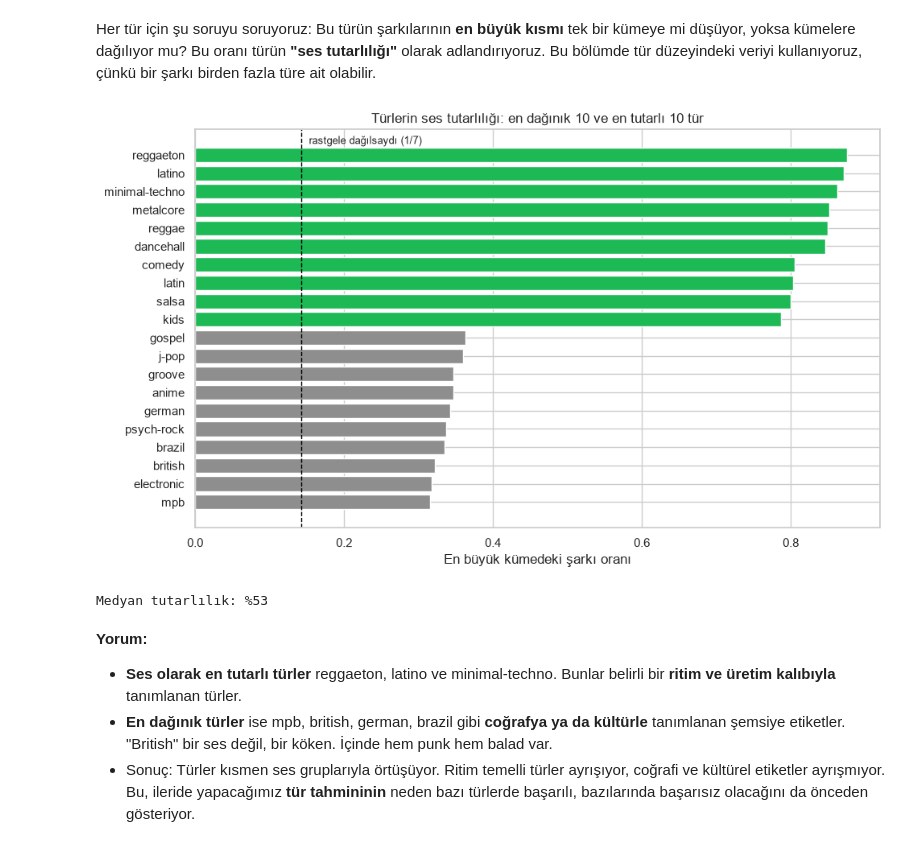
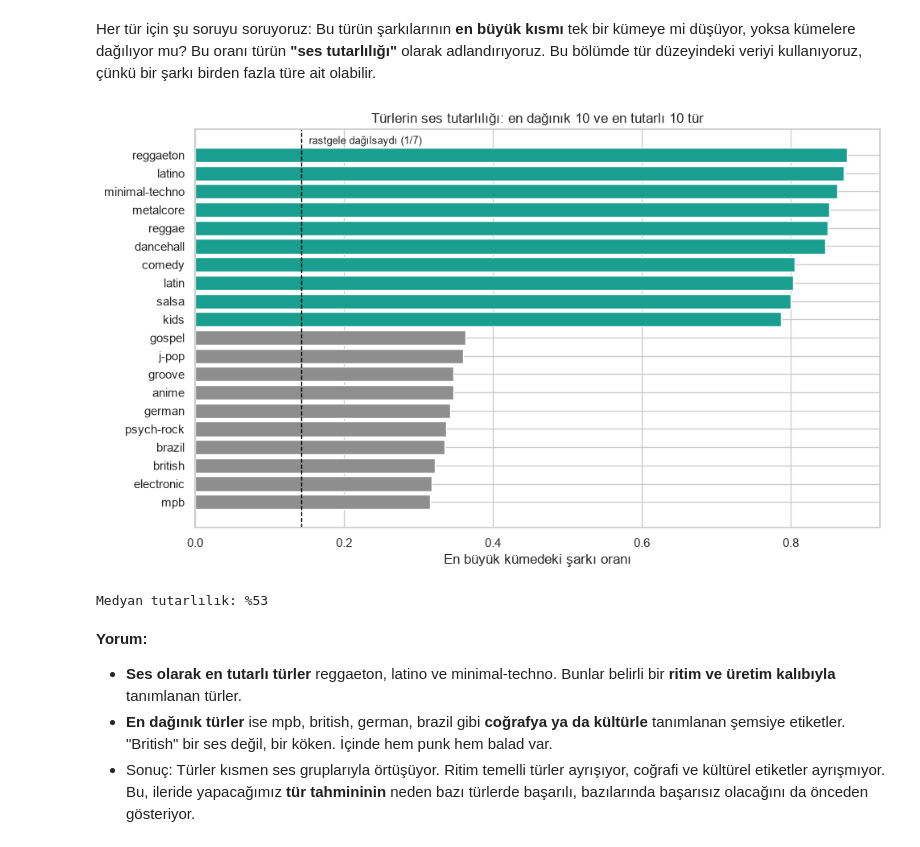
Before and after one commit to AtakanTugrul/spotify-veri-madenciligi, a Jupyter notebook: notebooks/02_kumeleme.ipynb, the cells around one changed output. Saved outputs shown, nothing was run; the diff lists cells and outputs as text; code cells hidden in the pictures.

```diff
--- a/notebooks/02_kumeleme.ipynb
+++ b/notebooks/02_kumeleme.ipynb
@@ -265,24 +265,24 @@ Her tür için şu soruyu soruyoruz: Bu türün şarkılarının **en büyük k
 # %%
 df["kume"] = km.predict(olcekleyici.transform(df[SES_OZELLIKLERI]))
 tutarlilik = (df.groupby("track_genre")["kume"]
               .agg(lambda k: k.value_counts(normalize=True).iloc[0])
               .sort_values())
 
 fig, eksen = plt.subplots(figsize=(10, 6))
 secim = pd.concat([tutarlilik.head(10), tutarlilik.tail(10)])
-renkler = ["#8E8E8E"] * 10 + ["#1DB954"] * 10
+renkler = ["#8E8E8E"] * 10 + ["#1A9E8F"] * 10
 eksen.barh(secim.index, secim.values, color=renkler)
 eksen.axvline(1 / 7, ls="--", color="black", lw=1)
 eksen.text(1 / 7 + 0.01, len(secim) - 0.4, "rastgele dağılsaydı (1/7)", fontsize=9)
 eksen.set_xlabel("En büyük kümedeki şarkı oranı")
 eksen.set_title("Türlerin ses tutarlılığı: en dağınık 10 ve en tutarlı 10 tür")
 fig.tight_layout()
 fig.savefig(FIGURLER / "02_tur_tutarliligi.png", dpi=120)
 plt.show()
 
 print(f"Medyan tutarlılık: %{tutarlilik.median()*100:.0f}")
 # %% [output]
-[figure, old version]
+[figure, new version]
 Medyan tutarlılık: %53
 # %% [markdown]
 **Yorum:**
```
Also changed, not shown: parts of 1 cell of this notebook, 17 other files.
